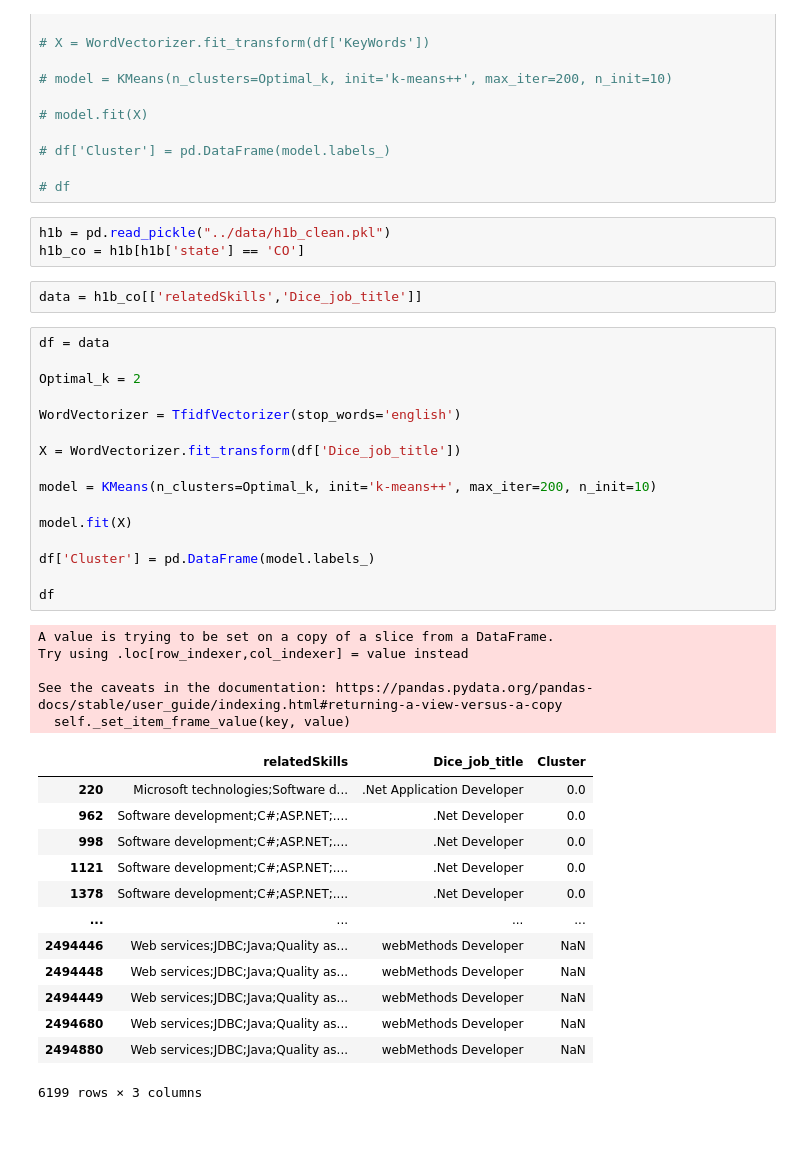
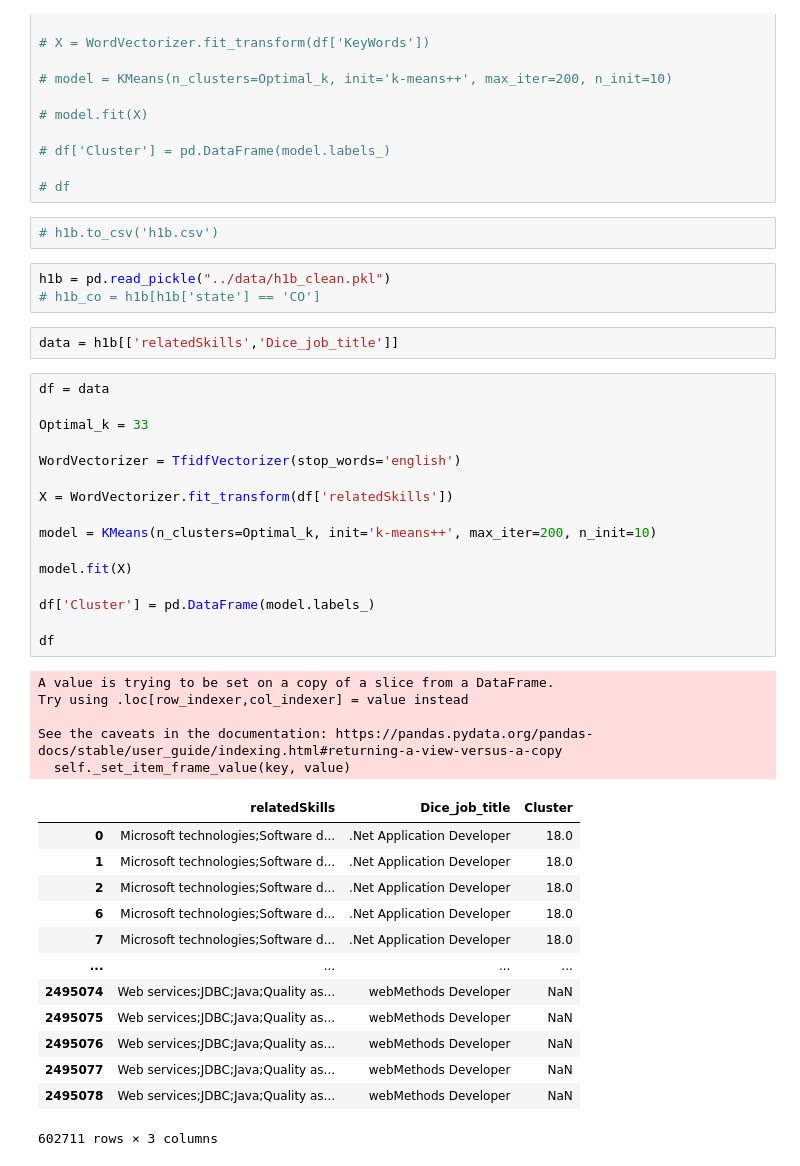
Before and after one commit to Tuguluke/CSCI5502, a Jupyter notebook: codes/src/notebooks/data_clustering.ipynb, the cells around one changed output. Saved outputs shown, nothing was run; the diff lists cells and outputs as text; blank space fills up the shorter version.

```diff
--- a/codes/src/notebooks/data_clustering.ipynb
+++ b/codes/src/notebooks/data_clustering.ipynb
@@ -25,46 +25,48 @@ from sklearn.cluster import KMeans
 # df['Cluster'] = pd.DataFrame(model.labels_)
 
 # df
+# %%
+# h1b.to_csv('h1b.csv')
 # %%
 h1b = pd.read_pickle("../data/h1b_clean.pkl")
-h1b_co = h1b[h1b['state'] == 'CO']
+# h1b_co = h1b[h1b['state'] == 'CO']
 # %%
-data = h1b_co[['relatedSkills','Dice_job_title']]
+data = h1b[['relatedSkills','Dice_job_title']]
 # %%
 df = data
 
-Optimal_k = 2
+Optimal_k = 33
 
 WordVectorizer = TfidfVectorizer(stop_words='english')
 
-X = WordVectorizer.fit_transform(df['Dice_job_title'])
+X = WordVectorizer.fit_transform(df['relatedSkills'])
 
 model = KMeans(n_clusters=Optimal_k, init='k-means++', max_iter=200, n_init=10)
 
 model.fit(X)
 
 df['Cluster'] = pd.DataFrame(model.labels_)
 
 df
 # %% [output]
 A value is trying to be set on a copy of a slice from a DataFrame.
 Try using .loc[row_indexer,col_indexer] = value instead
 
 See the caveats in the documentation: https://pandas.pydata.org/pandas-docs/stable/user_guide/indexing.html#returning-a-view-versus-a-copy
   self._set_item_frame_value(key, value)
 |  | relatedSkills | Dice_job_title | Cluster |
-| 220 | Microsoft technologies;Software d... | .Net Application Developer | 0.0 |
-| 962 | Software development;C#;ASP.NET;.... | .Net Developer | 0.0 |
-| 998 | Software development;C#;ASP.NET;.... | .Net Developer | 0.0 |
-| 1121 | Software development;C#;ASP.NET;.... | .Net Developer | 0.0 |
-| 1378 | Software development;C#;ASP.NET;.... | .Net Developer | 0.0 |
+| 0 | Microsoft technologies;Software d... | .Net Application Developer | 18.0 |
+| 1 | Microsoft technologies;Software d... | .Net Application Developer | 18.0 |
+| 2 | Microsoft technologies;Software d... | .Net Application Developer | 18.0 |
+| 6 | Microsoft technologies;Software d... | .Net Application Developer | 18.0 |
+| 7 | Microsoft technologies;Software d... | .Net Application Developer | 18.0 |
 | ... | ... | ... | ... |
-| 2494446 | Web services;JDBC;Java;Quality as... | webMethods Developer | NaN |
-| 2494448 | Web services;JDBC;Java;Quality as... | webMethods Developer | NaN |
-| 2494449 | Web services;JDBC;Java;Quality as... | webMethods Developer | NaN |
-| 2494680 | Web services;JDBC;Java;Quality as... | webMethods Developer | NaN |
-| 2494880 | Web services;JDBC;Java;Quality as... | webMethods Developer | NaN |
+| 2495074 | Web services;JDBC;Java;Quality as... | webMethods Developer | NaN |
+| 2495075 | Web services;JDBC;Java;Quality as... | webMethods Developer | NaN |
+| 2495076 | Web services;JDBC;Java;Quality as... | webMethods Developer | NaN |
+| 2495077 | Web services;JDBC;Java;Quality as... | webMethods Developer | NaN |
+| 2495078 | Web services;JDBC;Java;Quality as... | webMethods Developer | NaN |
-6199 rows × 3 columns
+602711 rows × 3 columns
 # %%
 df.Cluster.value_counts()
 # %% [output]
```
Also changed, not shown: parts of 7 cells of this notebook, 8 other files.
